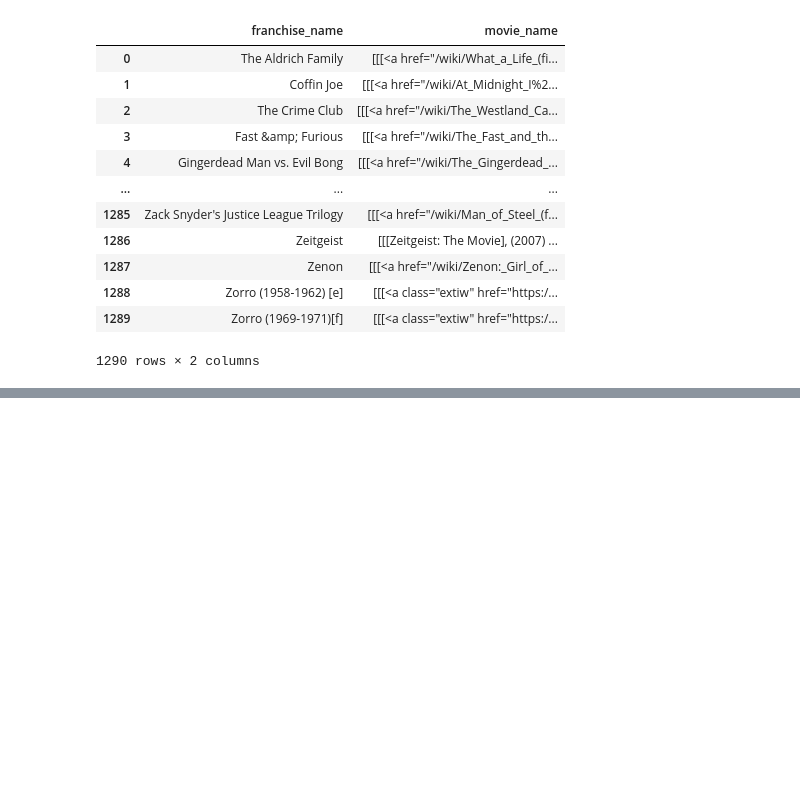
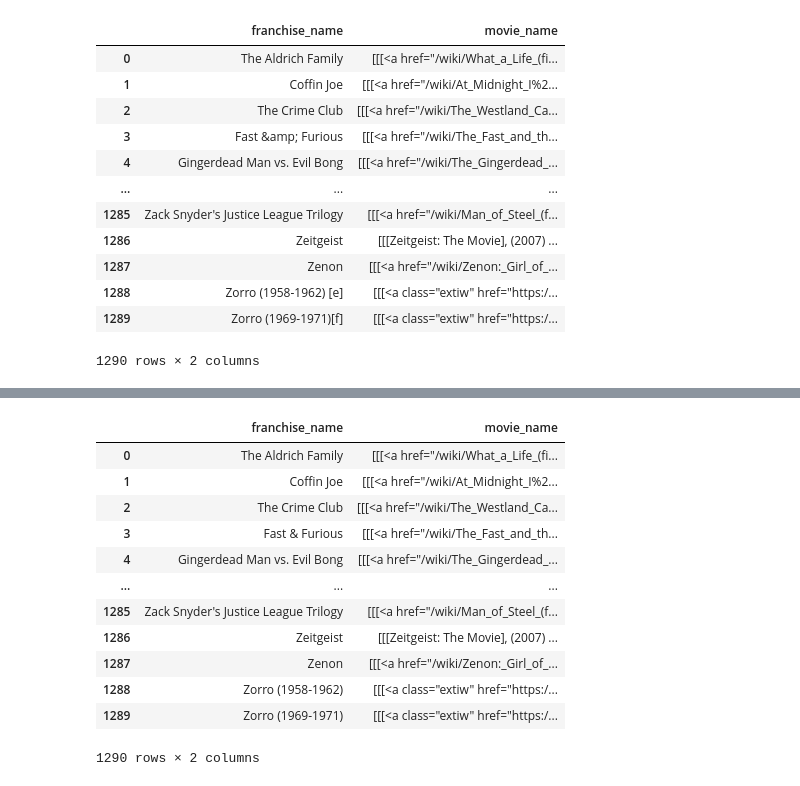
Before and after one commit to adambrennan150/Franchises, a Jupyter notebook: Wikipedia.ipynb, the cells around one changed output, grey strips where cells are left out. Drawn from its saved outputs; the diff is of its cells as text; code cells hidden in the pictures; blank space fills up the shorter version.

```diff
--- a/Wikipedia.ipynb
+++ b/Wikipedia.ipynb
@@ -219,3 +234,20 @@ movie_franchises
+# %%
+movie_franchises["franchise_name"] = movie_franchises["franchise_name"].apply(lambda x : re.sub(r'\([^()]{1}\)|\[[^][]{1}\]','', x))
+movie_franchises
+# %% [output]
+|  | franchise_name | movie_name |
+| 0 | The Aldrich Family | [[[<a href="/wiki/What_a_Life_(fi... |
+| 1 | Coffin Joe | [[[<a href="/wiki/At_Midnight_I%2... |
+| 2 | The Crime Club | [[[<a href="/wiki/The_Westland_Ca... |
+| 3 | Fast & Furious | [[[<a href="/wiki/The_Fast_and_th... |
+| 4 | Gingerdead Man vs. Evil Bong | [[[<a href="/wiki/The_Gingerdead_... |
+| ... | ... | ... |
+| 1285 | Zack Snyder's Justice League Trilogy | [[[<a href="/wiki/Man_of_Steel_(f... |
+| 1286 | Zeitgeist | [[[Zeitgeist: The Movie], (2007) ... |
+| 1287 | Zenon | [[[<a href="/wiki/Zenon:_Girl_of_... |
+| 1288 | Zorro (1958-1962) | [[[<a class="extiw" href="https:/... |
+| 1289 | Zorro (1969-1971) | [[[<a class="extiw" href="https:/... |
+1290 rows × 2 columns
 # %%
 movie_franchises = movie_franchises.explode("movie_name")
 movie_franchises.reset_index(inplace = True, drop = True)
```
Also changed, not shown: parts of 6 cells of this notebook.
